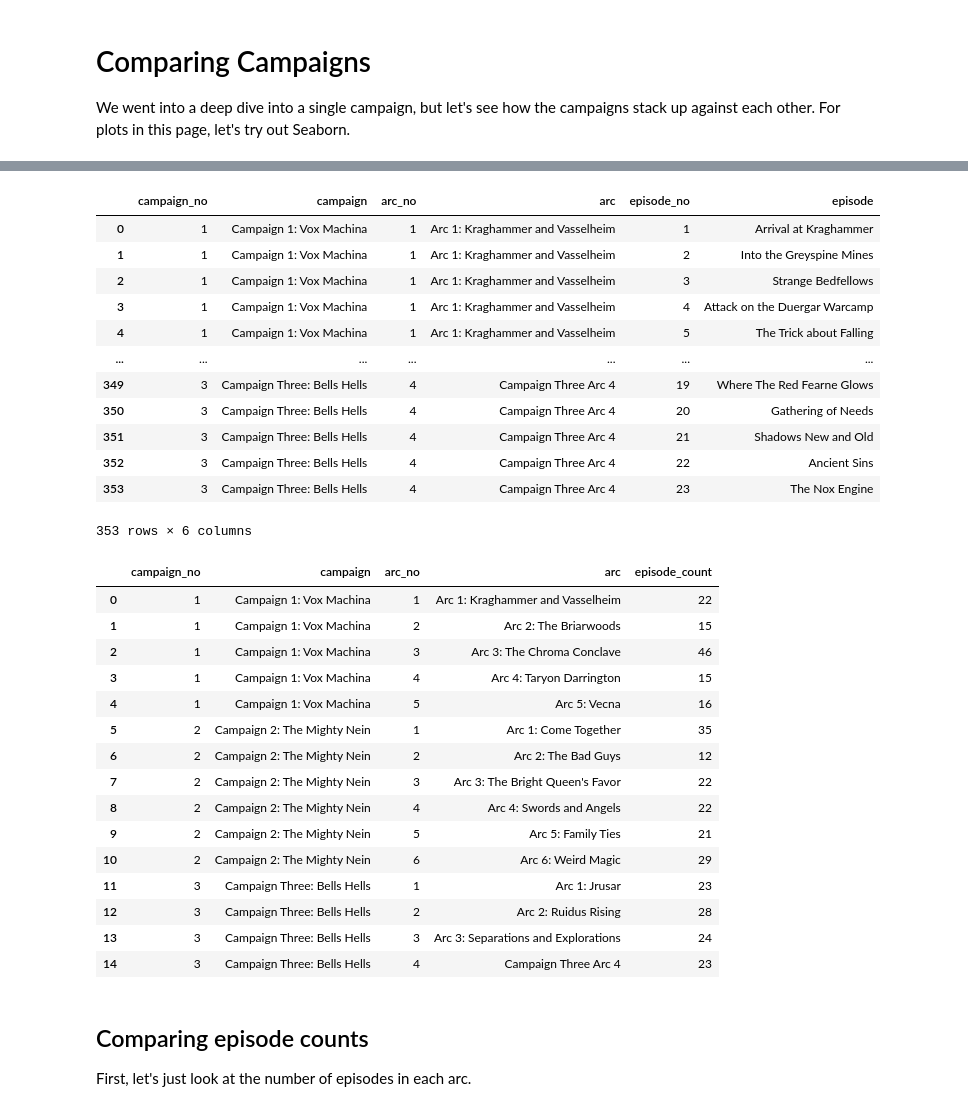
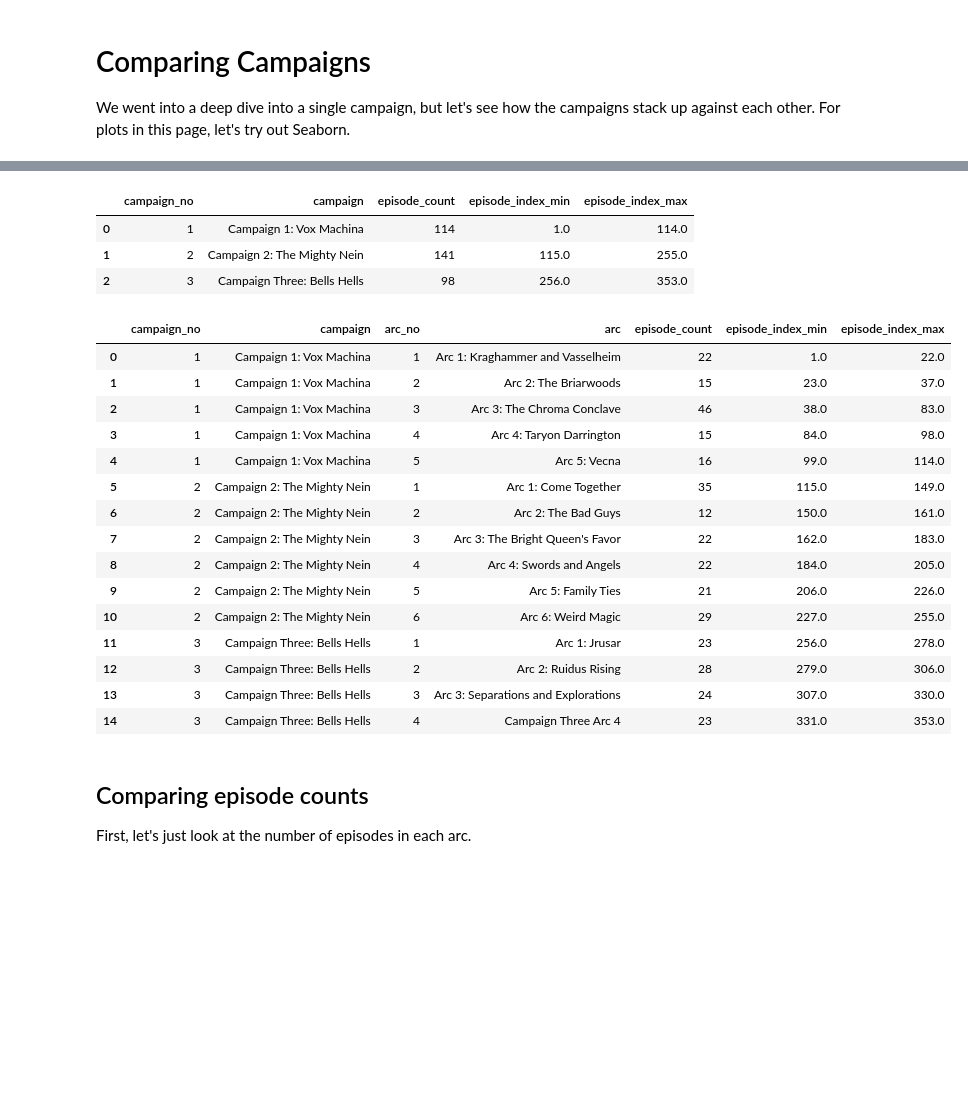
Before and after one commit to wmchad/CritRoleAI, a Jupyter notebook: notebooks/exploration/02_compare_campaigns.ipynb, the cells around one changed output, grey strips where cells are left out. Cells and saved outputs as stored; diff of their text form; code cells hidden in the pictures; blank space fills up the shorter version.

```diff
--- a/notebooks/exploration/02_compare_campaigns.ipynb
+++ b/notebooks/exploration/02_compare_campaigns.ipynb
@@ -41,45 +46,39 @@ for x in episodes_to_remove:
-# %%
-all_episodes  = campaign_db[['campaign_no', 'campaign', 'arc_no', 'arc', 'episode_no', 'episode']].drop_duplicates()
-all_episodes['episode'] = [x.replace('_', ' ') for x in all_episodes['episode']]
-all_episodes
-# %% [output]
-|  | campaign_no | campaign | arc_no | arc | episode_no | episode |
-| 0 | 1 | Campaign 1: Vox Machina | 1 | Arc 1: Kraghammer and Vasselheim | 1 | Arrival at Kraghammer |
-| 1 | 1 | Campaign 1: Vox Machina | 1 | Arc 1: Kraghammer and Vasselheim | 2 | Into the Greyspine Mines |
-| 2 | 1 | Campaign 1: Vox Machina | 1 | Arc 1: Kraghammer and Vasselheim | 3 | Strange Bedfellows |
-| 3 | 1 | Campaign 1: Vox Machina | 1 | Arc 1: Kraghammer and Vasselheim | 4 | Attack on the Duergar Warcamp |
-| 4 | 1 | Campaign 1: Vox Machina | 1 | Arc 1: Kraghammer and Vasselheim | 5 | The Trick about Falling |
-| ... | ... | ... | ... | ... | ... | ... |
-| 349 | 3 | Campaign Three: Bells Hells | 4 | Campaign Three Arc 4 | 19 | Where The Red Fearne Glows |
-| 350 | 3 | Campaign Three: Bells Hells | 4 | Campaign Three Arc 4 | 20 | Gathering of Needs |
-| 351 | 3 | Campaign Three: Bells Hells | 4 | Campaign Three Arc 4 | 21 | Shadows New and Old |
-| 352 | 3 | Campaign Three: Bells Hells | 4 | Campaign Three Arc 4 | 22 | Ancient Sins |
-| 353 | 3 | Campaign Three: Bells Hells | 4 | Campaign Three Arc 4 | 23 | The Nox Engine |
-353 rows × 6 columns
+# %%
+campaigns = all_episodes \
+    .groupby(['campaign_no', 'campaign']) \
+    .agg({'episode': 'count', 'episode_index': ['min', 'max']}) \
+    .reset_index()
+campaigns.columns = ["_".join(col_name).rstrip('_') for col_name in campaigns.columns.to_flat_index()]
+campaigns
+# %% [output]
+|  | campaign_no | campaign | episode_count | episode_index_min | episode_index_max |
+| 0 | 1 | Campaign 1: Vox Machina | 114 | 1.0 | 114.0 |
+| 1 | 2 | Campaign 2: The Mighty Nein | 141 | 115.0 | 255.0 |
+| 2 | 3 | Campaign Three: Bells Hells | 98 | 256.0 | 353.0 |
 # %%
 campaign_arcs = all_episodes \
     .groupby(['campaign_no', 'campaign', 'arc_no', 'arc']) \
-    .agg({'episode': 'count'}) \
-    .reset_index() \
-    .rename(columns = {'episode': 'episode_count'})
+    .agg({'episode': 'count', 'episode_index': ['min', 'max']}) \
+    .reset_index()
+campaign_arcs.columns = ["_".join(col_name).rstrip('_') for col_name in campaign_arcs.columns.to_flat_index()]
 campaign_arcs
 # %% [output]
-|  | campaign_no | campaign | arc_no | arc | episode_count |
-| 0 | 1 | Campaign 1: Vox Machina | 1 | Arc 1: Kraghammer and Vasselheim | 22 |
-| 1 | 1 | Campaign 1: Vox Machina | 2 | Arc 2: The Briarwoods | 15 |
-| 2 | 1 | Campaign 1: Vox Machina | 3 | Arc 3: The Chroma Conclave | 46 |
-| 3 | 1 | Campaign 1: Vox Machina | 4 | Arc 4: Taryon Darrington | 15 |
-| 4 | 1 | Campaign 1: Vox Machina | 5 | Arc 5: Vecna | 16 |
-| 5 | 2 | Campaign 2: The Mighty Nein | 1 | Arc 1: Come Together | 35 |
-| 6 | 2 | Campaign 2: The Mighty Nein | 2 | Arc 2: The Bad Guys | 12 |
-| 7 | 2 | Campaign 2: The Mighty Nein | 3 | Arc 3: The Bright Queen's Favor | 22 |
-| 8 | 2 | Campaign 2: The Mighty Nein | 4 | Arc 4: Swords and Angels | 22 |
-| 9 | 2 | Campaign 2: The Mighty Nein | 5 | Arc 5: Family Ties | 21 |
-| 10 | 2 | Campaign 2: The Mighty Nein | 6 | Arc 6: Weird Magic | 29 |
-| 11 | 3 | Campaign Three: Bells Hells | 1 | Arc 1: Jrusar | 23 |
-| 12 | 3 | Campaign Three: Bells Hells | 2 | Arc 2: Ruidus Rising | 28 |
-| 13 | 3 | Campaign Three: Bells Hells | 3 | Arc 3: Separations and Explorations | 24 |
-| 14 | 3 | Campaign Three: Bells Hells | 4 | Campaign Three Arc 4 | 23 |
+|  | campaign_no | campaign | arc_no | arc | episode_count | episode_index_min | episode_index_max |
+| 0 | 1 | Campaign 1: Vox Machina | 1 | Arc 1: Kraghammer and Vasselheim | 22 | 1.0 | 22.0 |
+| 1 | 1 | Campaign 1: Vox Machina | 2 | Arc 2: The Briarwoods | 15 | 23.0 | 37.0 |
+| 2 | 1 | Campaign 1: Vox Machina | 3 | Arc 3: The Chroma Conclave | 46 | 38.0 | 83.0 |
+| 3 | 1 | Campaign 1: Vox Machina | 4 | Arc 4: Taryon Darrington | 15 | 84.0 | 98.0 |
+| 4 | 1 | Campaign 1: Vox Machina | 5 | Arc 5: Vecna | 16 | 99.0 | 114.0 |
+| 5 | 2 | Campaign 2: The Mighty Nein | 1 | Arc 1: Come Together | 35 | 115.0 | 149.0 |
+| 6 | 2 | Campaign 2: The Mighty Nein | 2 | Arc 2: The Bad Guys | 12 | 150.0 | 161.0 |
+| 7 | 2 | Campaign 2: The Mighty Nein | 3 | Arc 3: The Bright Queen's Favor | 22 | 162.0 | 183.0 |
+| 8 | 2 | Campaign 2: The Mighty Nein | 4 | Arc 4: Swords and Angels | 22 | 184.0 | 205.0 |
+| 9 | 2 | Campaign 2: The Mighty Nein | 5 | Arc 5: Family Ties | 21 | 206.0 | 226.0 |
+| 10 | 2 | Campaign 2: The Mighty Nein | 6 | Arc 6: Weird Magic | 29 | 227.0 | 255.0 |
+| 11 | 3 | Campaign Three: Bells Hells | 1 | Arc 1: Jrusar | 23 | 256.0 | 278.0 |
+| 12 | 3 | Campaign Three: Bells Hells | 2 | Arc 2: Ruidus Rising | 28 | 279.0 | 306.0 |
+| 13 | 3 | Campaign Three: Bells Hells | 3 | Arc 3: Separations and Explorations | 24 | 307.0 | 330.0 |
+| 14 | 3 | Campaign Three: Bells Hells | 4 | Campaign Three Arc 4 | 23 | 331.0 | 353.0 |
 # %% [markdown]
 ## Comparing episode counts
 
```
Also changed, not shown: parts of 6 cells of this notebook, 1 other file.
